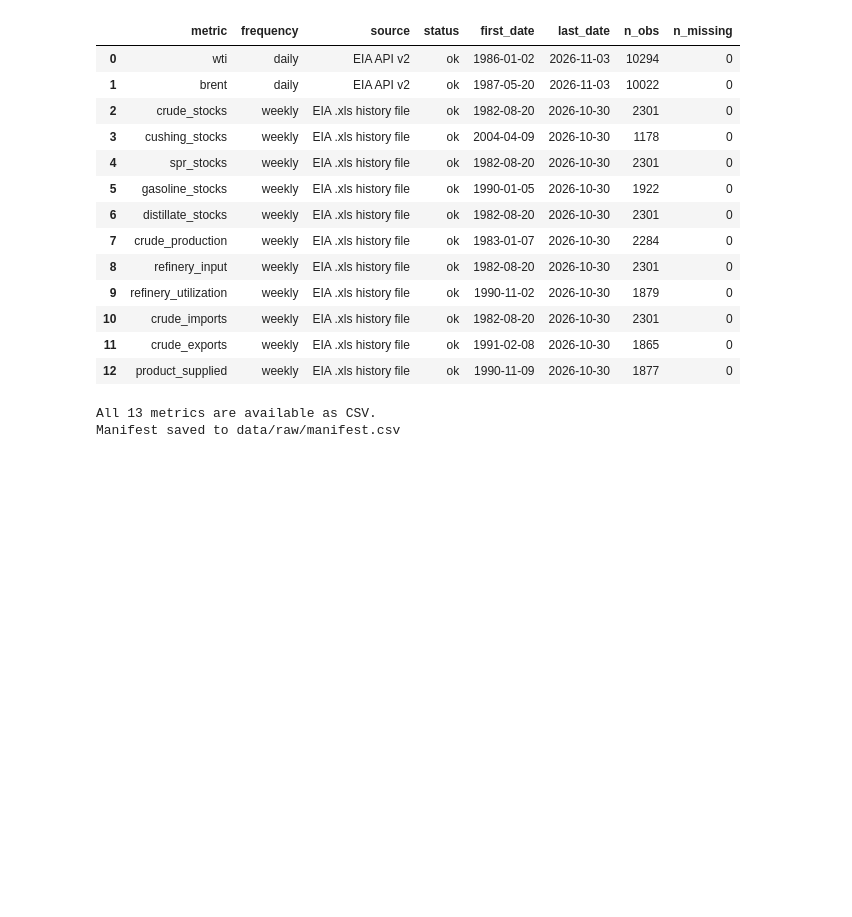
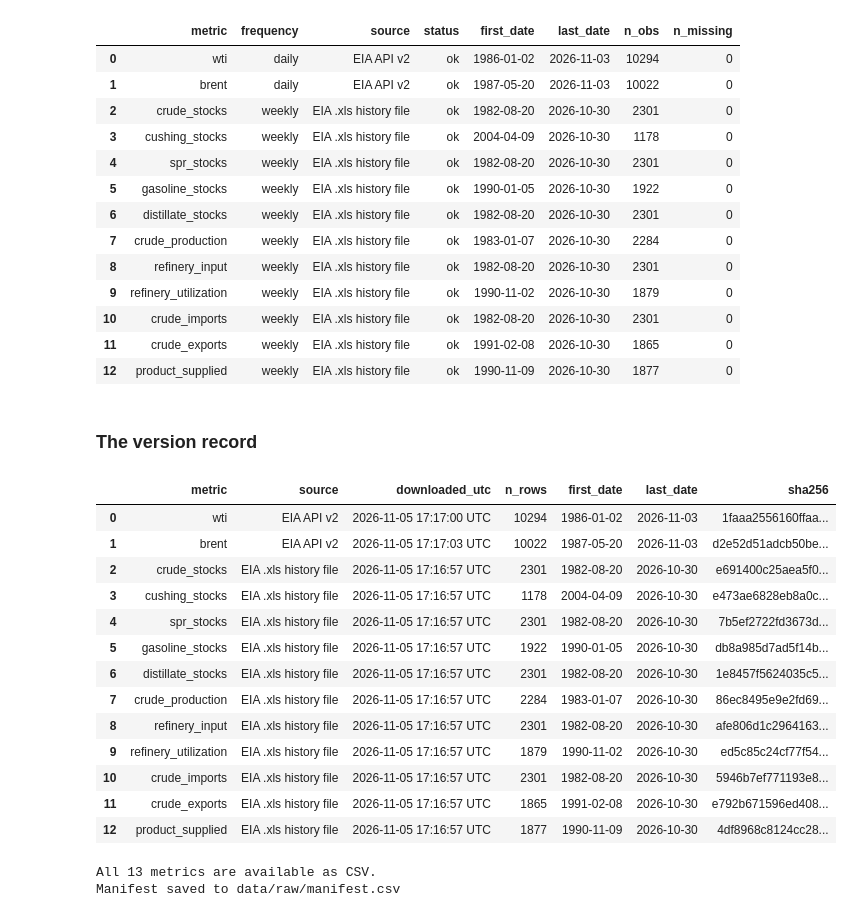
Before and after one commit to yaz212id/ADA-project, a Jupyter notebook: notebooks/01_download_data.ipynb, the cells around one changed output. Saved outputs shown, nothing was run; the diff lists cells and outputs as text; code cells hidden in the pictures; blank space fills up the shorter version.

```diff
--- a/notebooks/01_download_data.ipynb
+++ b/notebooks/01_download_data.ipynb
@@ -282,6 +290,29 @@ manifest[["metric", "frequency", "source", "status", "first_date", "last_date",
 | 10 | crude_imports | weekly | EIA .xls history file | ok | 1982-08-20 | 2026-10-30 | 2301 | 0 |
 | 11 | crude_exports | weekly | EIA .xls history file | ok | 1991-02-08 | 2026-10-30 | 1865 | 0 |
 | 12 | product_supplied | weekly | EIA .xls history file | ok | 1990-11-09 | 2026-10-30 | 1877 | 0 |
+# %% [markdown]
+### The version record
+# %%
+record = manifest[["metric", "source", "downloaded_utc", "n_rows",
+                   "first_date", "last_date", "sha256"]].copy()
+# show only the start of each hash so the table stays readable; the CSV holds it in full
+record["sha256"] = record["sha256"].str.slice(0, 16) + "..."
+record
+# %% [output]
+|  | metric | source | downloaded_utc | n_rows | first_date | last_date | sha256 |
+| 0 | wti | EIA API v2 | 2026-11-05 17:17:00 UTC | 10294 | 1986-01-02 | 2026-11-03 | 1faaa2556160ffaa... |
+| 1 | brent | EIA API v2 | 2026-11-05 17:17:03 UTC | 10022 | 1987-05-20 | 2026-11-03 | d2e52d51adcb50be... |
+| 2 | crude_stocks | EIA .xls history file | 2026-11-05 17:16:57 UTC | 2301 | 1982-08-20 | 2026-10-30 | e691400c25aea5f0... |
+| 3 | cushing_stocks | EIA .xls history file | 2026-11-05 17:16:57 UTC | 1178 | 2004-04-09 | 2026-10-30 | e473ae6828eb8a0c... |
+| 4 | spr_stocks | EIA .xls history file | 2026-11-05 17:16:57 UTC | 2301 | 1982-08-20 | 2026-10-30 | 7b5ef2722fd3673d... |
+| 5 | gasoline_stocks | EIA .xls history file | 2026-11-05 17:16:57 UTC | 1922 | 1990-01-05 | 2026-10-30 | db8a985d7ad5f14b... |
+| 6 | distillate_stocks | EIA .xls history file | 2026-11-05 17:16:57 UTC | 2301 | 1982-08-20 | 2026-10-30 | 1e8457f5624035c5... |
+| 7 | crude_production | EIA .xls history file | 2026-11-05 17:16:57 UTC | 2284 | 1983-01-07 | 2026-10-30 | 86ec8495e9e2fd69... |
+| 8 | refinery_input | EIA .xls history file | 2026-11-05 17:16:57 UTC | 2301 | 1982-08-20 | 2026-10-30 | afe806d1c2964163... |
+| 9 | refinery_utilization | EIA .xls history file | 2026-11-05 17:16:57 UTC | 1879 | 1990-11-02 | 2026-10-30 | ed5c85c24cf77f54... |
+| 10 | crude_imports | EIA .xls history file | 2026-11-05 17:16:57 UTC | 2301 | 1982-08-20 | 2026-10-30 | 5946b7ef771193e8... |
+| 11 | crude_exports | EIA .xls history file | 2026-11-05 17:16:57 UTC | 1865 | 1991-02-08 | 2026-10-30 | e792b671596ed408... |
+| 12 | product_supplied | EIA .xls history file | 2026-11-05 17:16:57 UTC | 1877 | 1990-11-09 | 2026-10-30 | 4df8968c8124cc28... |
 # %%
 problems = manifest[manifest["status"] != "ok"]
 if not problems.empty:
```
Also changed, not shown: parts of 2 cells of this notebook, 7 other files.
